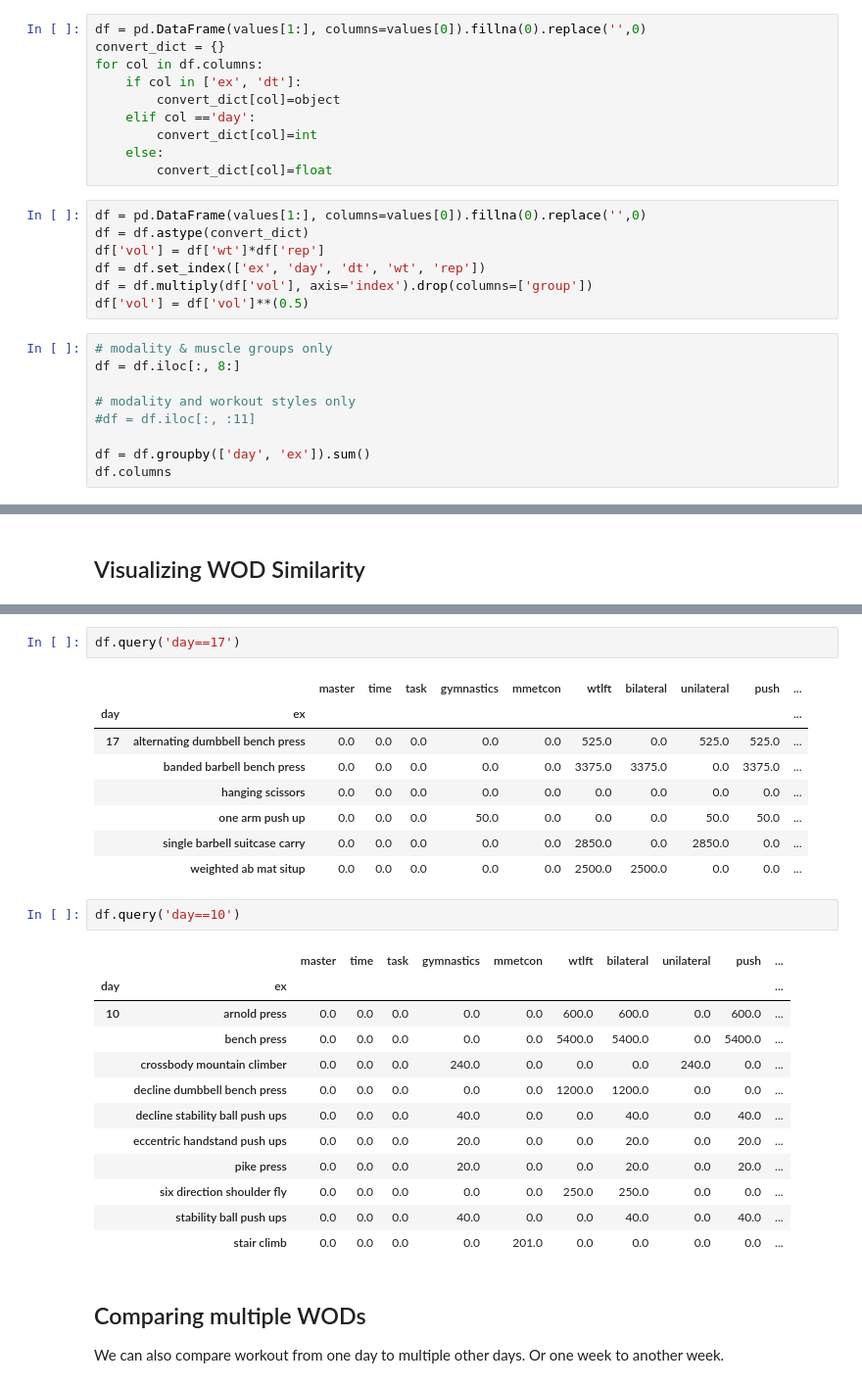
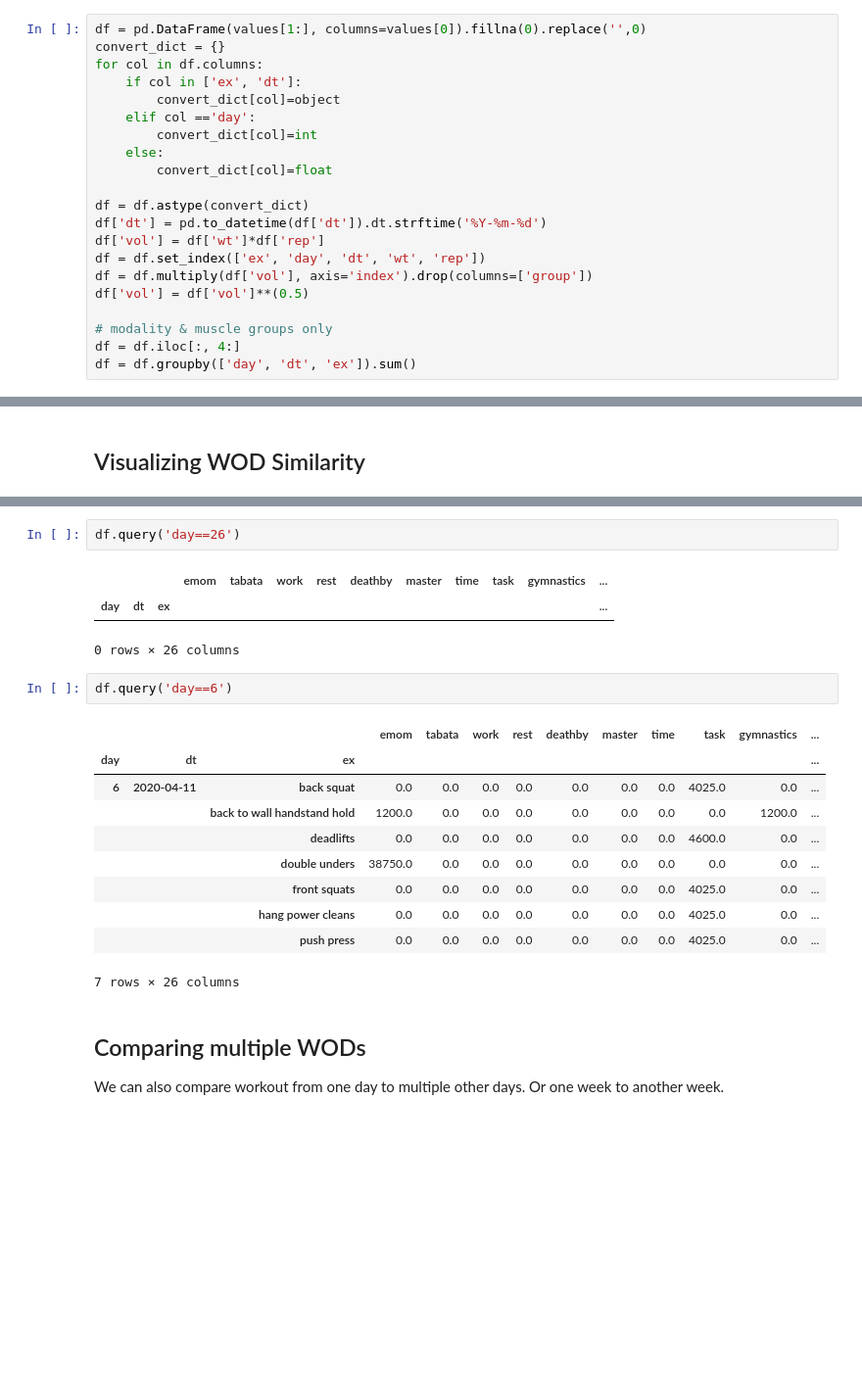
Before and after one commit to AI-AF/autowod, a Jupyter notebook: notebooks/hnlog.ipynb, the cells around one changed output, grey strips where cells are left out. Shown at 98% size. Drawn from its saved outputs; the diff is of its cells as text; blank space fills up the shorter version.

Commit message:
clean up notebook

```diff
--- a/notebooks/hnlog.ipynb
+++ b/notebooks/hnlog.ipynb
@@ -70,19 +75,14 @@ for col in df.columns:
         convert_dict[col]=int
     else:
         convert_dict[col]=float
+
+df = df.astype(convert_dict)
+df['dt'] = pd.to_datetime(df['dt']).dt.strftime('%Y-%m-%d')
+df['vol'] = df['wt']*df['rep']
+df = df.set_index(['ex', 'day', 'dt', 'wt', 'rep'])
+df = df.multiply(df['vol'], axis='index').drop(columns=['group'])
+df['vol'] = df['vol']**(0.5)
+
+# modality & muscle groups only
+df = df.iloc[:, 4:]
+df = df.groupby(['day', 'dt', 'ex']).sum()
-# %%
-df = pd.DataFrame(values[1:], columns=values[0]).fillna(0).replace('',0)
-df = df.astype(convert_dict)
-df['vol'] = df['wt']*df['rep']
-df = df.set_index(['ex', 'day', 'dt', 'wt', 'rep'])
-df = df.multiply(df['vol'], axis='index').drop(columns=['group'])
-df['vol'] = df['vol']**(0.5)
-# %%
-# modality & muscle groups only
-df = df.iloc[:, 8:]
-
-# modality and workout styles only
-#df = df.iloc[:, :11]
-
-df = df.groupby(['day', 'ex']).sum()
-df.columns
@@ -217,29 +281,22 @@ The matrix above shows similarity among pairwise WODs. 1 being identical and 0 b
 # %%
-df.query('day==17')
+df.query('day==26')
 # %% [output]
-|  |  | master | time | task | gymnastics | mmetcon | wtlft | bilateral | unilateral | push | ... |
-| day | ex |  |  |  |  |  |  |  |  |  | ... |
-| 17 | alternating dumbbell bench press | 0.0 | 0.0 | 0.0 | 0.0 | 0.0 | 525.0 | 0.0 | 525.0 | 525.0 | ... |
-|  | banded barbell bench press | 0.0 | 0.0 | 0.0 | 0.0 | 0.0 | 3375.0 | 3375.0 | 0.0 | 3375.0 | ... |
-|  | hanging scissors | 0.0 | 0.0 | 0.0 | 0.0 | 0.0 | 0.0 | 0.0 | 0.0 | 0.0 | ... |
-|  | one arm push up | 0.0 | 0.0 | 0.0 | 50.0 | 0.0 | 0.0 | 0.0 | 50.0 | 50.0 | ... |
-|  | single barbell suitcase carry | 0.0 | 0.0 | 0.0 | 0.0 | 0.0 | 2850.0 | 0.0 | 2850.0 | 0.0 | ... |
-|  | weighted ab mat situp | 0.0 | 0.0 | 0.0 | 0.0 | 0.0 | 2500.0 | 2500.0 | 0.0 | 0.0 | ... |
+|  |  |  | emom | tabata | work | rest | deathby | master | time | task | gymnastics | ... |
+| day | dt | ex |  |  |  |  |  |  |  |  |  | ... |
+0 rows × 26 columns
 # %%
-df.query('day==10')
+df.query('day==6')
 # %% [output]
-|  |  | master | time | task | gymnastics | mmetcon | wtlft | bilateral | unilateral | push | ... |
-| day | ex |  |  |  |  |  |  |  |  |  | ... |
-| 10 | arnold press | 0.0 | 0.0 | 0.0 | 0.0 | 0.0 | 600.0 | 600.0 | 0.0 | 600.0 | ... |
-|  | bench press | 0.0 | 0.0 | 0.0 | 0.0 | 0.0 | 5400.0 | 5400.0 | 0.0 | 5400.0 | ... |
-|  | crossbody mountain climber | 0.0 | 0.0 | 0.0 | 240.0 | 0.0 | 0.0 | 0.0 | 240.0 | 0.0 | ... |
-|  | decline dumbbell bench press | 0.0 | 0.0 | 0.0 | 0.0 | 0.0 | 1200.0 | 1200.0 | 0.0 | 0.0 | ... |
-|  | decline stability ball push ups | 0.0 | 0.0 | 0.0 | 40.0 | 0.0 | 0.0 | 40.0 | 0.0 | 40.0 | ... |
-|  | eccentric handstand push ups | 0.0 | 0.0 | 0.0 | 20.0 | 0.0 | 0.0 | 20.0 | 0.0 | 20.0 | ... |
-|  | pike press | 0.0 | 0.0 | 0.0 | 20.0 | 0.0 | 0.0 | 20.0 | 0.0 | 20.0 | ... |
-|  | six direction shoulder fly | 0.0 | 0.0 | 0.0 | 0.0 | 0.0 | 250.0 | 250.0 | 0.0 | 0.0 | ... |
-|  | stability ball push ups | 0.0 | 0.0 | 0.0 | 40.0 | 0.0 | 0.0 | 40.0 | 0.0 | 40.0 | ... |
-|  | stair climb | 0.0 | 0.0 | 0.0 | 0.0 | 201.0 | 0.0 | 0.0 | 0.0 | 0.0 | ... |
+|  |  |  | emom | tabata | work | rest | deathby | master | time | task | gymnastics | ... |
+| day | dt | ex |  |  |  |  |  |  |  |  |  | ... |
+| 6 | 2020-04-11 | back squat | 0.0 | 0.0 | 0.0 | 0.0 | 0.0 | 0.0 | 0.0 | 4025.0 | 0.0 | ... |
+|  |  | back to wall handstand hold | 1200.0 | 0.0 | 0.0 | 0.0 | 0.0 | 0.0 | 0.0 | 0.0 | 1200.0 | ... |
+|  |  | deadlifts | 0.0 | 0.0 | 0.0 | 0.0 | 0.0 | 0.0 | 0.0 | 4600.0 | 0.0 | ... |
+|  |  | double unders | 38750.0 | 0.0 | 0.0 | 0.0 | 0.0 | 0.0 | 0.0 | 0.0 | 0.0 | ... |
+|  |  | front squats | 0.0 | 0.0 | 0.0 | 0.0 | 0.0 | 0.0 | 0.0 | 4025.0 | 0.0 | ... |
+|  |  | hang power cleans | 0.0 | 0.0 | 0.0 | 0.0 | 0.0 | 0.0 | 0.0 | 4025.0 | 0.0 | ... |
+|  |  | push press | 0.0 | 0.0 | 0.0 | 0.0 | 0.0 | 0.0 | 0.0 | 4025.0 | 0.0 | ... |
+7 rows × 26 columns
 # %% [markdown]
 ## Comparing multiple WODs
 
```
Also changed, not shown: parts of 21 cells of this notebook.
